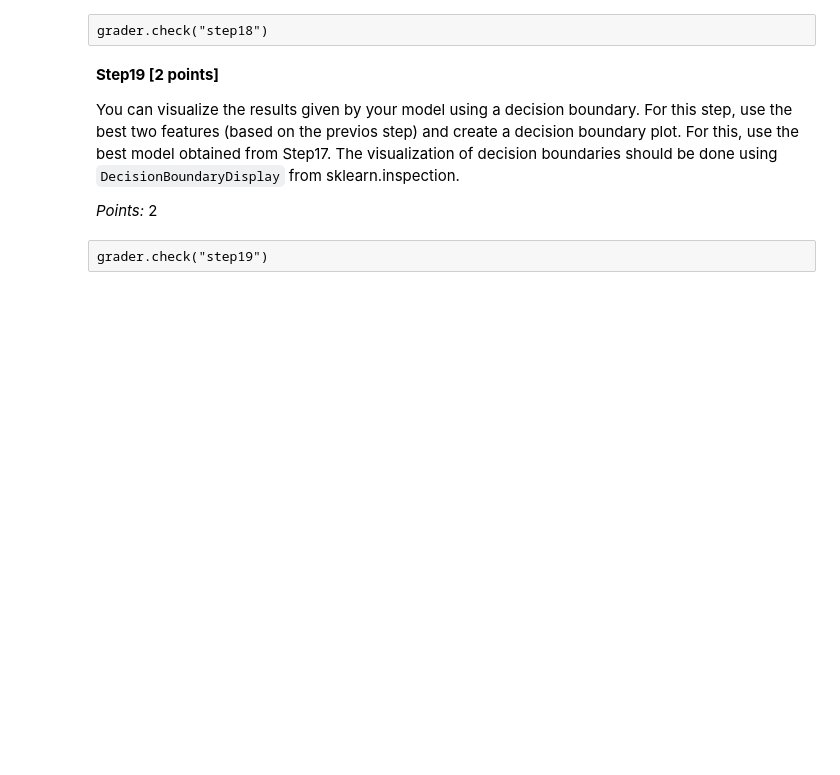
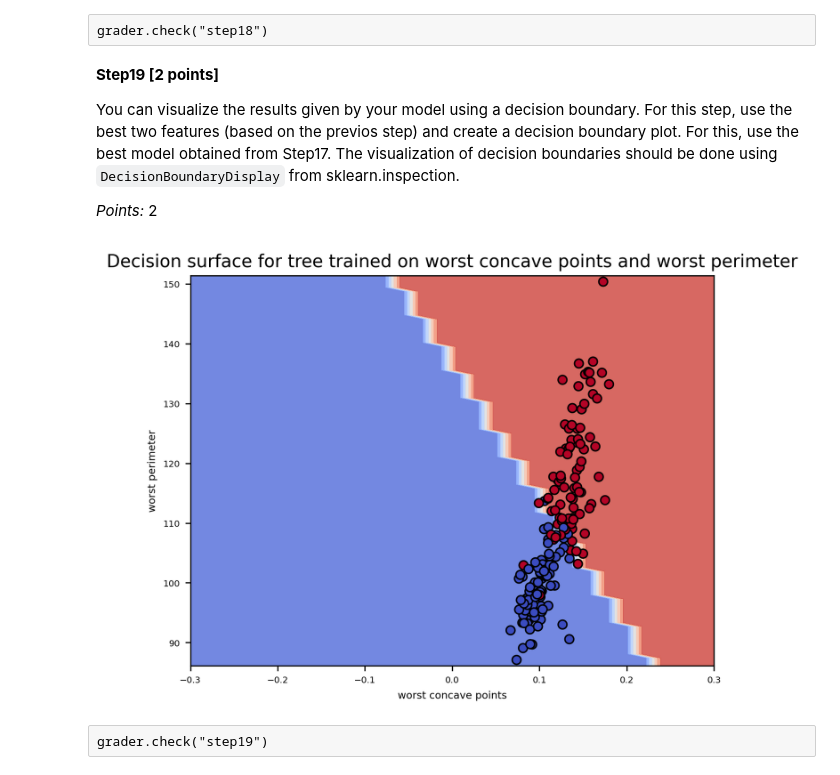
Before and after one commit to malshthunga/portfolio, a Jupyter notebook: Breast Cancer Detection ML/UMLT_A2_2024.ipynb, the cells around one changed output. Cells and saved outputs as stored; diff of their text form; code cells hidden in the pictures; blank space fills up the shorter version.

```diff
--- a/Breast Cancer Detection ML/UMLT_A2_2024.ipynb
+++ b/Breast Cancer Detection ML/UMLT_A2_2024.ipynb
@@ -608,17 +893,3 @@ where $x_{1}$ and $x_{2}$ are the datasets corresponding to the two classes. Lar
 **Using the defined function, calculate the *T-score* for each feature and obtain the best 4 features according to this score.**
 
 _Points:_ 3
-# %%
-# Implement this function to calculate T score
-def calculate_t_score(x1, x2):
-    ...
-
-# Split the training data into two datasets corresponding to the two classes
-
-# Calculate the T score for the feature
-
-# Assign the top 4 features (in order) to this variable. It should be a list containing 4 feature names (strings).
-best_four_features = ...
-
-# The following code is used by the autograder.
-step18_data = best_four_features.copy()
@@ -664,3 +941,49 @@ step19_data = feature_one, feature_two, data2d
+# %%
+from sklearn.inspection import DecisionBoundaryDisplay
+
+
+# Use the top 2 features from Step 18
+feature_one = best_four_features[0]
+feature_two = best_four_features[1]
+
+# Create 2D dataset
+data2d = data[[feature_one, feature_two]]
+labels2d = data["label_num"]
+
+X_train_2d, _, y_train_2d, _ = train_test_split(data2d, labels2d, test_size=0.2, stratify=labels2d, random_state=42)
+
+# === This is the correct Step 19 trick ===
+# Recreate your Step 17 model (e.g., SGDClassifier) on 2 features
+retrained_model_2d = Pipeline([
+    ("imputer", SimpleImputer(strategy="mean")),
+    ("scaler", StandardScaler()),
+    ("classifier", SGDClassifier(loss="log_loss", random_state=42))
+])
+retrained_model_2d.fit(X_train_2d, y_train_2d)
+
+X_train = pd.DataFrame(X_train, columns=data.drop(columns=["label", "label_num"]).columns)
+
+# Plot decision boundary
+disp_step19 = DecisionBoundaryDisplay.from_estimator(
+    retrained_model_2d,         # must be the retrained copy, not final_model
+    X_train_2d,
+    response_method="predict",
+    cmap=plt.cm.coolwarm,
+    alpha=0.8
+)
+
+# DO NOT TOUCH THIS SECTION — required by the assignment
+disp_step19.ax_.scatter(X_train[feature_one], X_train[feature_two],
+                        c=y_train, edgecolor="k",
+                        cmap=plt.cm.coolwarm)
+plt.xlim(-0.3, 0.3)
+plt.title(f"Decision surface for tree trained on {feature_one} and {feature_two}")
+plt.show()
+
+# For autograder
+step19_data = feature_one, feature_two, data2d
+# %% [output]
+[figure, added]
 # %% [raw]
 grader.check("step19")
 # %% [markdown]
```
Also changed, not shown: parts of 31 cells of this notebook, 1 other file.
